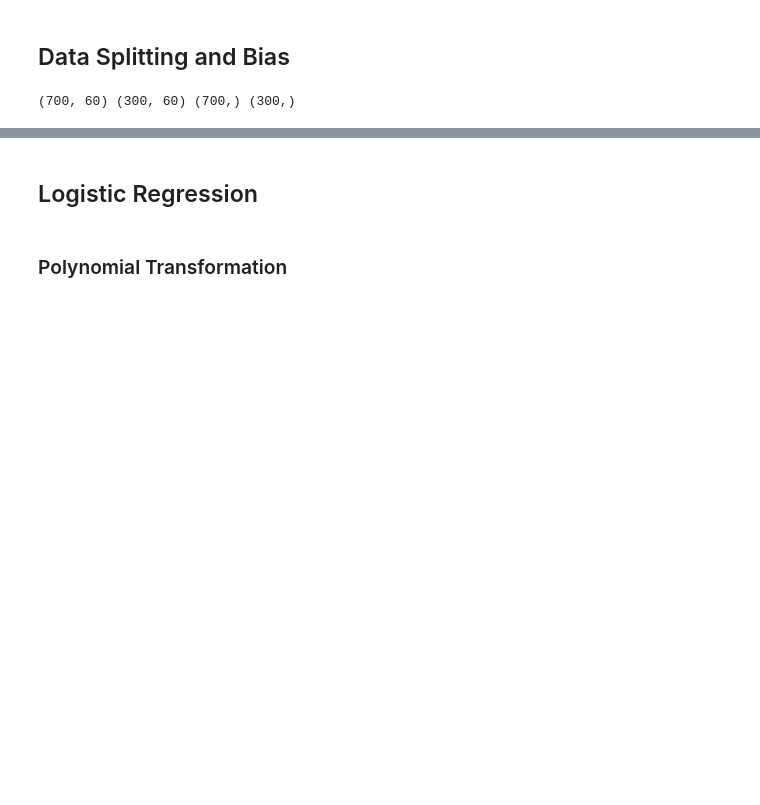
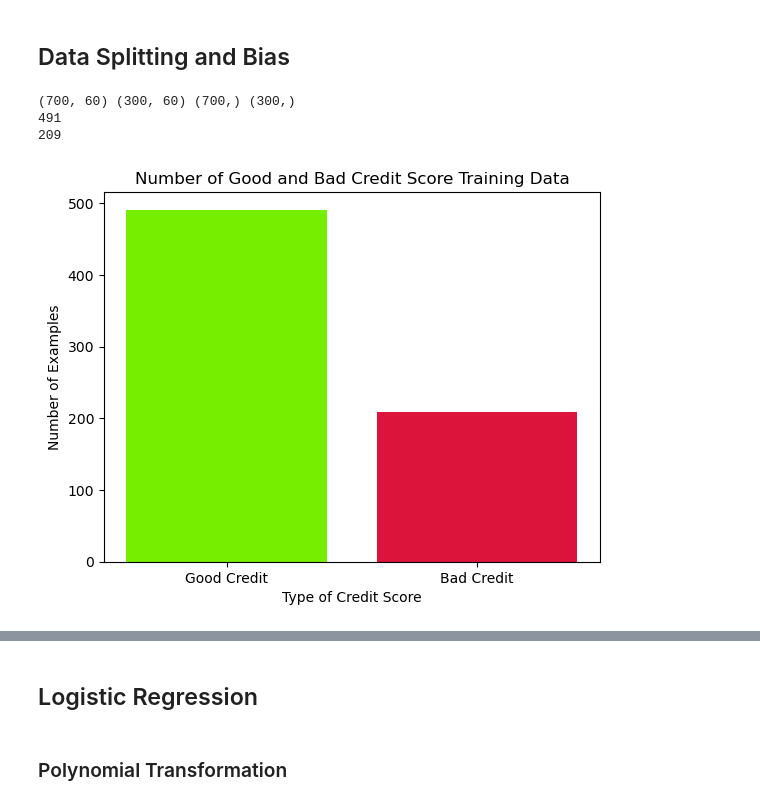
Before and after one commit to JETSlN/ML-Project, a Jupyter notebook: MLPROJECT.ipynb, the cells around one changed output, grey strips where cells are left out. Saved outputs shown, nothing was run; the diff lists cells and outputs as text; code cells hidden in the pictures; blank space fills up the shorter version.

```diff
--- a/MLPROJECT.ipynb
+++ b/MLPROJECT.ipynb
@@ -91,15 +107,25 @@ print(df)
 # %%
 X = df.drop("class", axis = 1)
 y = data["class"]
 
 X = np.array(X)
 y = np.array(y)
 
 ones_column = np.ones((X.shape[0], 1))
 X = np.hstack((ones_column, X))
 
-X_train, X_test, y_train, y_test=train_test_split(X, y, test_size=0.3, random_state=42)
+X_train, X_test, y_train, y_test=train_test_split(X, y, test_size=0.30, random_state=42)
 
 print(X_train.shape, X_test.shape, y_train.shape, y_test.shape)
+print((y_train == 1).sum()) #491
+print((y_train == 0).sum()) #209
+plt.bar((["Good Credit", "Bad Credit"]), ([491, 209]), color=['#76EE00', '#DC143C'])
+plt.title('Number of Good and Bad Credit Score Training Data')
+plt.xlabel('Type of Credit Score')
+plt.ylabel('Number of Examples')
+plt.show()
 # %% [output]
 (700, 60) (300, 60) (700,) (300,)
+491
+209
+[figure, added]
```
Also changed, not shown: parts of 9 cells of this notebook.
